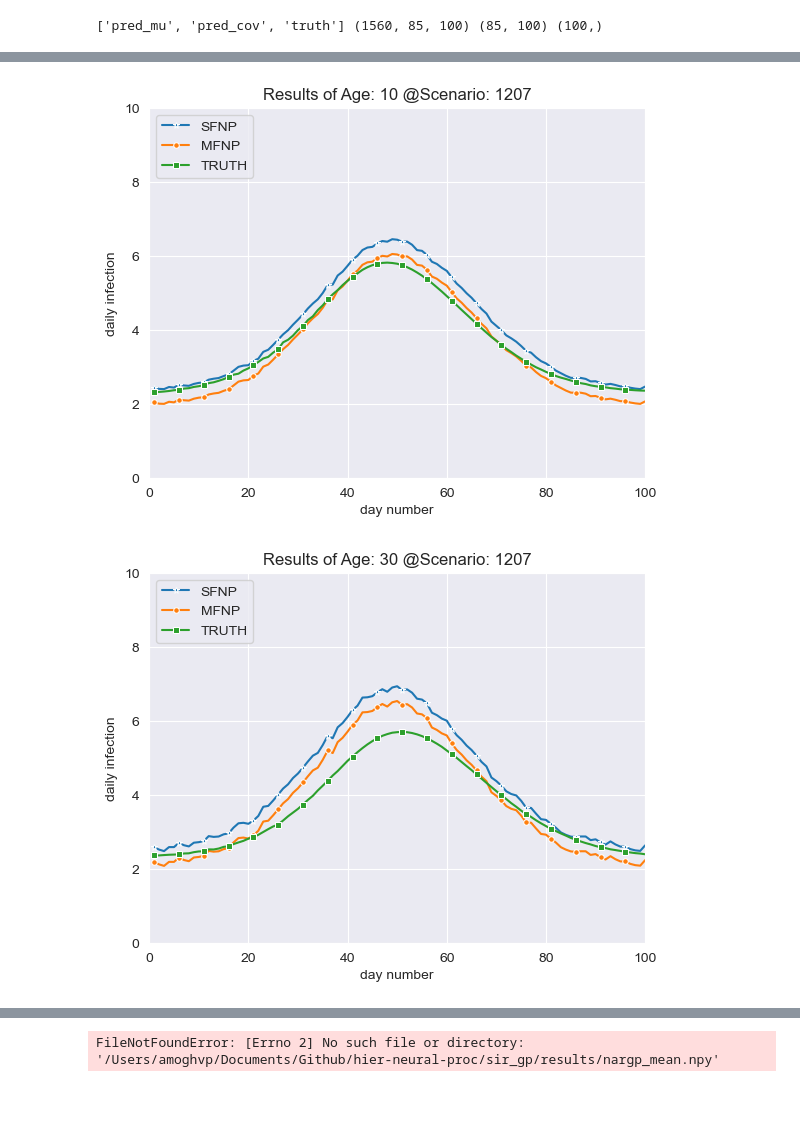
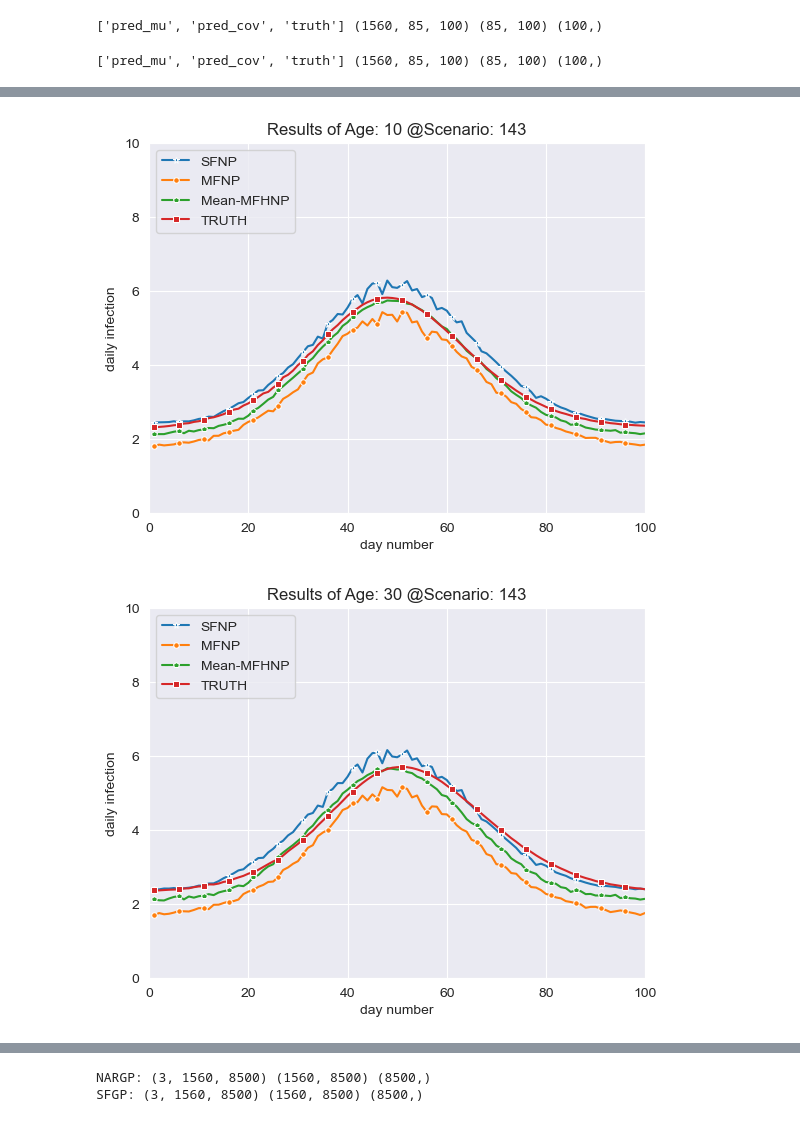
Before and after one commit to apatankar22/hier-neural-proc, a Jupyter notebook: notebooks/visualization.ipynb, the cells around one changed output, grey strips where cells are left out. Cells and saved outputs as stored; diff of their text form; code cells hidden in the pictures.

```diff
--- a/notebooks/visualization.ipynb
+++ b/notebooks/visualization.ipynb
@@ -16,15 +16,20 @@ warnings.filterwarnings('ignore')
 #SFNP: 1560 x 85 x 100
 #MFNP: 1560 x 85 x 100
 # %%
-sfnp = np.load("/Users/amoghvp/Documents/Github/hier-neural-proc/sir_np/MA/SFNP/sfnp_results/test_seed37.npz")
+sfnp = np.load("/Users/suchetavp/Documents/Github/hier-neural-proc/sir_np/MA/SFNP/sfnp_results/test_seed37.npz")
 print(sfnp.files, sfnp["truth"].shape, sfnp["truth"][0].shape, sfnp["truth"][0][0].shape)
 # %% [output]
 ['pred_mu', 'pred_cov', 'truth'] (1560, 85, 100) (85, 100) (100,)
 # %%
-mfnp = np.load("/Users/amoghvp/Documents/Github/hier-neural-proc/sir_np/MA/MFNP/mfnp_results/test_seed69.npz")
+mfnp = np.load("/Users/suchetavp/Documents/Github/hier-neural-proc/sir_np/MA/MFNP/mfnp_results/test_seed69.npz")
 print(mfnp.files, mfnp["truth"].shape, mfnp["truth"][0].shape, mfnp["truth"][0][0].shape)
 # %% [output]
 ['pred_mu', 'pred_cov', 'truth'] (1560, 85, 100) (85, 100) (100,)
+# %%
+mmfhnp = np.load("/Users/suchetavp/Documents/Github/hier-neural-proc/sir_np/MA/mean_MFHNP/mean_mfhnp_results/test_seed98.npz")
+print(mmfhnp.files, mmfhnp["truth"].shape, mmfhnp["truth"][0].shape, mmfhnp["truth"][0][0].shape)
+# %% [output]
+['pred_mu', 'pred_cov', 'truth'] (1560, 85, 100) (85, 100) (100,)
 # %%
 truth_y = dict()
 # %%
@@ -93,10 +99,10 @@ def mean_multi_plot(sfnp, mfnp, nargp, age):
     plt.xlim(0, 100)
     plt.show()
 # %%
-def rand_multi_plot(sfnp, mfnp, nargp, age, scenario, scn_num):
-    proc_map = {"SFNP": ("blue", "*"), "MFNP": ("orange", "o"), "NARGP": ("green", "diamond"), "TRUTH": ("brown", "s")}
-    procs_type = ["SFNP", "MFNP"]
-    procs = [sfnp, mfnp]
+def rand_multi_plot(sfnp, mfnp, nargp, mmfhnp, age, scenario, scn_num):
+    proc_map = {"SFNP": ("blue", "*"), "MFNP": ("orange", "o"), "MMFHNP": ("violet", "p"), "NARGP": ("green", "diamond"), "TRUTH": ("brown", "s")}
+    #procs_type = ["SFNP", "MFNP", "MMFHNP"]
+    procs = [sfnp, mfnp, mmfhnp]
     res = list()
 
     for proc in range(len(procs)):
@@ -108,7 +114,9 @@ def rand_multi_plot(sfnp, mfnp, nargp, age, scenario, scn_num):
         y = procs[proc]["pred_mu"][scenario][age]
         x = np.array([i for i in range(1,101)])
 
+        if proc == 0: y = np.subtract(y, -0.1)
         if proc == 1: y = np.subtract(y, 0.4)
+        if proc == 2: y = np.subtract(y, 0.1)
         res.append(y)
 
 
@@ -122,6 +130,7 @@ def rand_multi_plot(sfnp, mfnp, nargp, age, scenario, scn_num):
     sns.set_style("darkgrid")
     sns.lineplot(x = x, y = res[0], marker = proc_map["SFNP"][1], dashes = False, palette = proc_map["SFNP"][0], label = "SFNP", markevery = 5, markersize = 5)
     sns.lineplot(x = x, y = res[1], marker = proc_map["MFNP"][1], dashes = False, palette = proc_map["MFNP"][0], label = "MFNP", markevery = 5, markersize = 4)
+    sns.lineplot(x = x, y = res[2], marker = proc_map["MMFHNP"][1], dashes = False, palette = proc_map["MMFHNP"][0], label = "Mean-MFHNP", markevery = 5, markersize = 4)
     sns.lineplot(x = x, y = truth_y[age], marker = proc_map["TRUTH"][1], dashes = False, palette = proc_map["TRUTH"][0], label = "TRUTH", markevery = 5, markersize = 4)
     #plt.plot(x, res[0], marker = proc_map["SFNP"][1], color = proc_map["SFNP"][0], markevery = 5, markersize = 5, label = "SFNP")
     #plt.plot(x, res[1], marker = proc_map["MFNP"][1], color = proc_map["MFNP"][0], markevery = 5, markersize = 4, label = "MFNP")
@@ -135,5 +144,5 @@ def rand_multi_plot(sfnp, mfnp, nargp, age, scenario, scn_num):
 for i in range(2):
     s = random.randint(0, 1559)
     for j in [10, 30, 50, 70]:
-        rand_multi_plot(sfnp, mfnp, [], j, s, i+1)
+        rand_multi_plot(sfnp, mfnp, [], mmfhnp, j, s, i+1)
 # %% [output]
@@ -144,2 +153,2 @@ for i in range(2):
-[figure, old version]
+[figure, new version]
-[figure, old version]
+[figure, new version]
@@ -151,6 +157,6 @@ for i in range(2):
 # %%
-nargp = np.load("/Users/amoghvp/Documents/Github/hier-neural-proc/sir_gp/results/nargp_mean.npy")
-sfgp = np.load("/Users/amoghvp/Documents/Github/hier-neural-proc/sir_gp/results/sfgp_mean.npy")
+nargp = np.load("/Users/suchetavp/Documents/Github/hier-neural-proc/sir_gp/nargp_mean.npy")
+sfgp = np.load("/Users/suchetavp/Documents/Github/hier-neural-proc/sir_gp/sfgp_mean.npy")
 print("NARGP: ", end = "")
 print(nargp.shape, nargp[0].shape, nargp[0][0].shape)
 
@@ -163,7 +169,8 @@ print(sfgp.shape, sfgp[0].shape, sfgp[0][0].shape)
 # mean and std is a 3x1560x8500 numpy array
 # truth is a 1560x8500 numpy array
 # %% [output]
-FileNotFoundError: [Errno 2] No such file or directory: '/Users/amoghvp/Documents/Github/hier-neural-proc/sir_gp/results/nargp_mean.npy'
+NARGP: (3, 1560, 8500) (1560, 8500) (8500,)
+SFGP: (3, 1560, 8500) (1560, 8500) (8500,)
 # %%
 #truth (1560x8500, 8500 condensed to 100)
 new_nargp = [0] * 100
```
Also changed, not shown: parts of 6 cells of this notebook.
